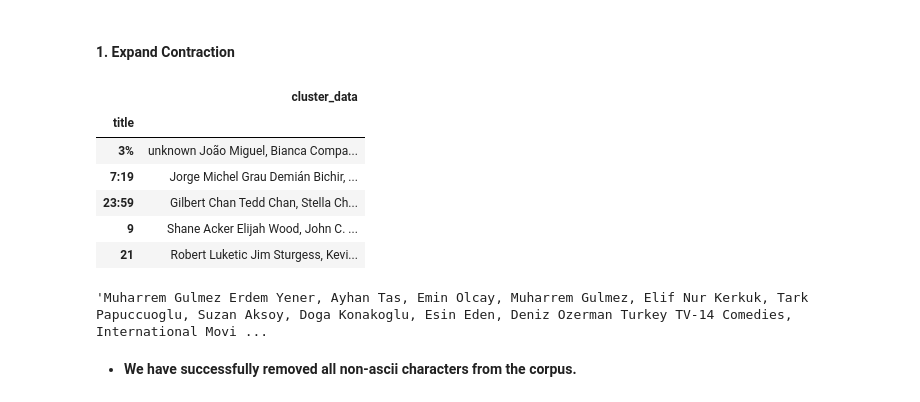
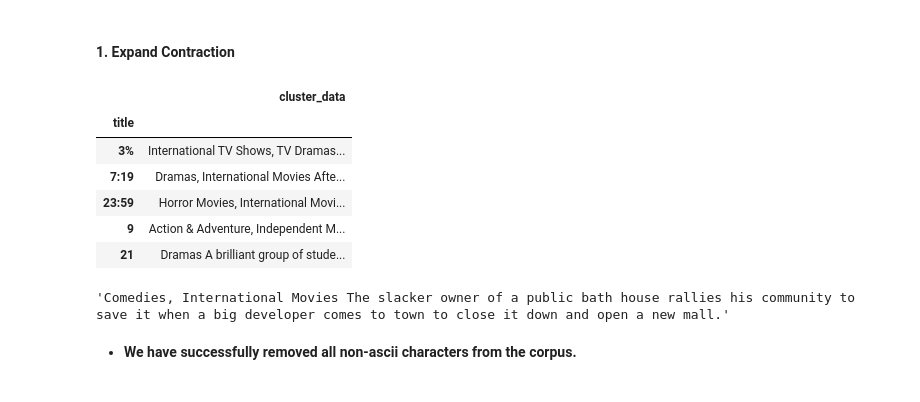
Before and after one commit to Rajakumaran-S/Netflix_Movie_and_TV_Shows_Clustering, a Jupyter notebook: Netflix_Movie_and_TV_Shows_Clustering_Raja.ipynb, the cells around one changed output. Saved outputs shown, nothing was run; the diff lists cells and outputs as text; code cells hidden in the pictures.

```diff
--- a/Netflix_Movie_and_TV_Shows_Clustering_Raja.ipynb
+++ b/Netflix_Movie_and_TV_Shows_Clustering_Raja.ipynb
@@ -945,17 +945,18 @@ We will cluster the movie/shows on Netflix based on the following attributes:
 # %%
 # Expand Contraction
 cluster_df = df[['title']]
-cluster_df['cluster_data'] = (df['director'] + ' ' + df['cast'] + ' ' + df['country']  + ' ' + df['rating'] + ' ' + df['listed_in'] + ' ' + df['description']).astype(str)
+# cluster_df['cluster_data'] = (df['director'] + ' ' + df['cast'] + ' ' + df['country']  + ' ' + df['rating'] + ' ' + df['listed_in'] + ' ' + df['description']).astype(str)
+cluster_df['cluster_data'] = (df['listed_in'] + ' ' + df['description']).astype(str)
 cluster_df.set_index('title', inplace = True)
 cluster_df.head()
 # %% [output]
 |  | cluster_data |
 | title |  |
-| 3% | unknown João Miguel, Bianca Compa... |
-| 7:19 | Jorge Michel Grau Demián Bichir, ... |
-| 23:59 | Gilbert Chan Tedd Chan, Stella Ch... |
-| 9 | Shane Acker Elijah Wood, John C. ... |
-| 21 | Robert Luketic Jim Sturgess, Kevi... |
+| 3% | International TV Shows, TV Dramas... |
+| 7:19 | Dramas, International Movies Afte... |
+| 23:59 | Horror Movies, International Movi... |
+| 9 | Action & Adventure, Independent M... |
+| 21 | Dramas A brilliant group of stude... |
 # %%
 # function to remove non-ascii characters
 import re, string, unicodedata
@@ -972,7 +973,7 @@ cluster_df['cluster_data'] = remove_non_ascii(cluster_df['cluster_data'])
 # %%
 cluster_df['cluster_data'][40]
 # %% [output]
-'Muharrem Gulmez Erdem Yener, Ayhan Tas, Emin Olcay, Muharrem Gulmez, Elif Nur Kerkuk, Tark Papuccuoglu, Suzan Aksoy, Doga Konakoglu, Esin Eden, Deniz Ozerman Turkey TV-14 Comedies, International Movi ...
+'Comedies, International Movies The slacker owner of a public bath house rallies his community to save it when a big developer comes to town to close it down and open a new mall.'
 # %% [markdown]
 * **We have successfully removed all non-ascii characters from the corpus.**
 # %% [markdown]
```
Also changed, not shown: parts of 20 cells of this notebook.
